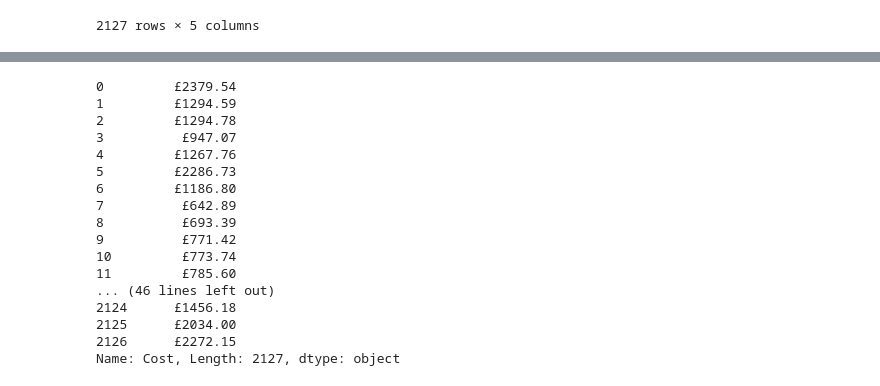
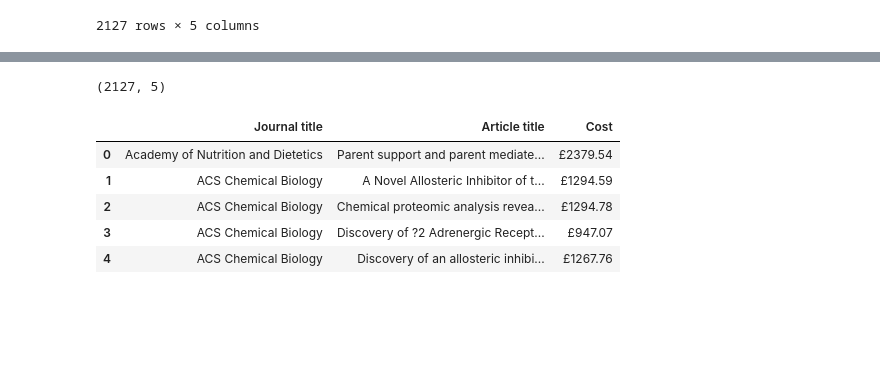
Before and after one commit to akim2034/Thinkful_DS_Bootcamp, a Jupyter notebook: Unit 1/Lesson 3/Challenge 1.3.6 Data Cleaning and Validation.ipynb, the cells around one changed output, grey strips where cells are left out. Saved outputs shown, nothing was run; the diff lists cells and outputs as text; code cells hidden in the pictures; blank space fills up the shorter version.

```diff
--- a/Unit 1/Lesson 3/Challenge 1.3.6 Data Cleaning and Validation.ipynb
+++ b/Unit 1/Lesson 3/Challenge 1.3.6 Data Cleaning and Validation.ipynb
@@ -49,20 +41,0 @@ Then after cleaning up the data, calculate them mean, median and standard deviat
-# %%
-df['Cost']
-# %% [output]
-0         £2379.54
-1         £1294.59
-2         £1294.78
-3          £947.07
-4         £1267.76
-5         £2286.73
-6         £1186.80
-7          £642.89
-8          £693.39
-9          £771.42
-10         £773.74
-11         £785.60
-... (46 lines left out)
-2124      £1456.18
-2125      £2034.00
-2126      £2272.15
-Name: Cost, Length: 2127, dtype: object
@@ -72,0 +42,18 @@ Name: Cost, Length: 2127, dtype: object
+# %%
+# Get shape to understand how many rows and columns there are.
+df.shape
+# %% [output]
+(2127, 5)
+# %%
+# Restructure the data to return only what is needed for the challenge.
+df = df[['Journal title', 'Article title', 'Cost']]
+
+# Get a view of the data.
+df.head()
+# %% [output]
+|  | Journal title | Article title | Cost |
+| 0 | Academy of Nutrition and Dietetics | Parent support and parent mediate... | £2379.54 |
+| 1 | ACS Chemical Biology | A Novel Allosteric Inhibitor of t... | £1294.59 |
+| 2 | ACS Chemical Biology | Chemical proteomic analysis revea... | £1294.78 |
+| 3 | ACS Chemical Biology | Discovery of ?2 Adrenergic Recept... | £947.07 |
+| 4 | ACS Chemical Biology | Discovery of an allosteric inhibi... | £1267.76 |
```
Also changed, not shown: parts of 23 cells of this notebook.
